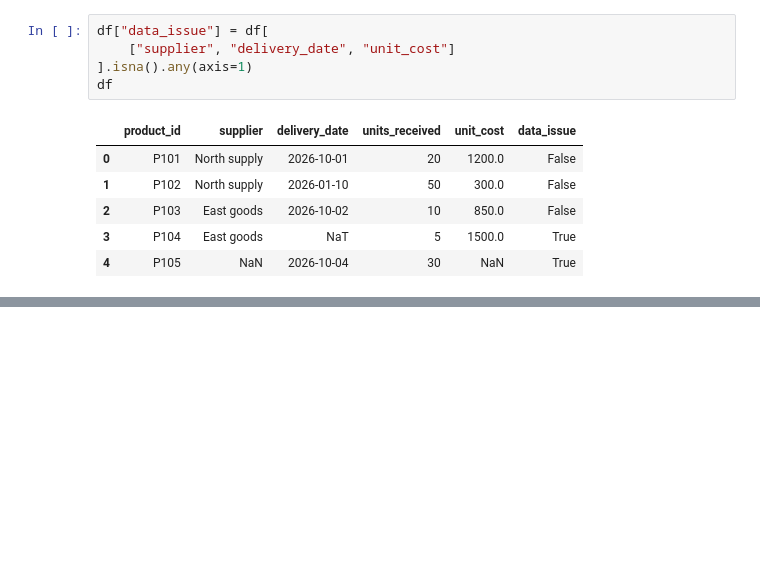
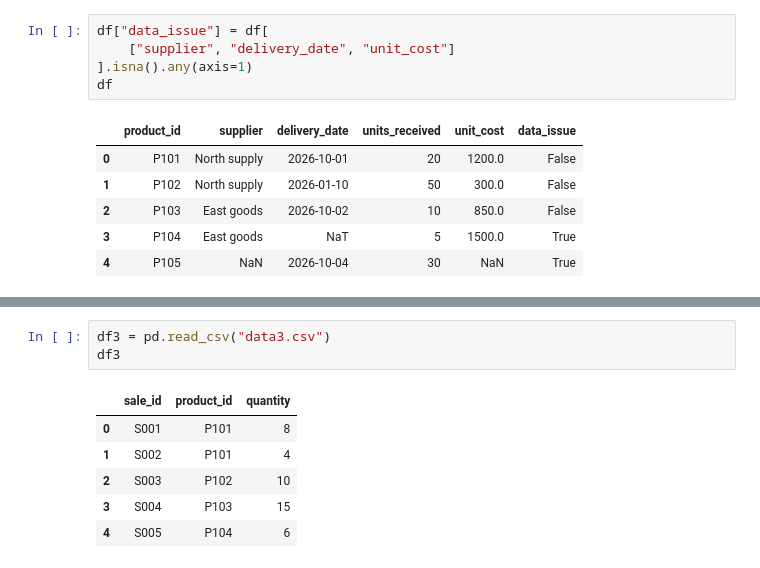
Before and after one commit to shota98501/workspace, a Jupyter notebook: Practice/Weekly/VII/clean_data.ipynb, the cells around one changed output, grey strips where cells are left out. Cells and saved outputs as stored; diff of their text form; blank space fills up the shorter version.

```diff
--- a/Practice/Weekly/VII/clean_data.ipynb
+++ b/Practice/Weekly/VII/clean_data.ipynb
@@ -68,0 +79,10 @@ df
+# %%
+df3 = pd.read_csv("data3.csv")
+df3
+# %% [output]
+|  | sale_id | product_id | quantity |
+| 0 | S001 | P101 | 8 |
+| 1 | S002 | P101 | 4 |
+| 2 | S003 | P102 | 10 |
+| 3 | S004 | P103 | 15 |
+| 4 | S005 | P104 | 6 |
```
Also changed, not shown: parts of 3 cells of this notebook, 3 other files.
